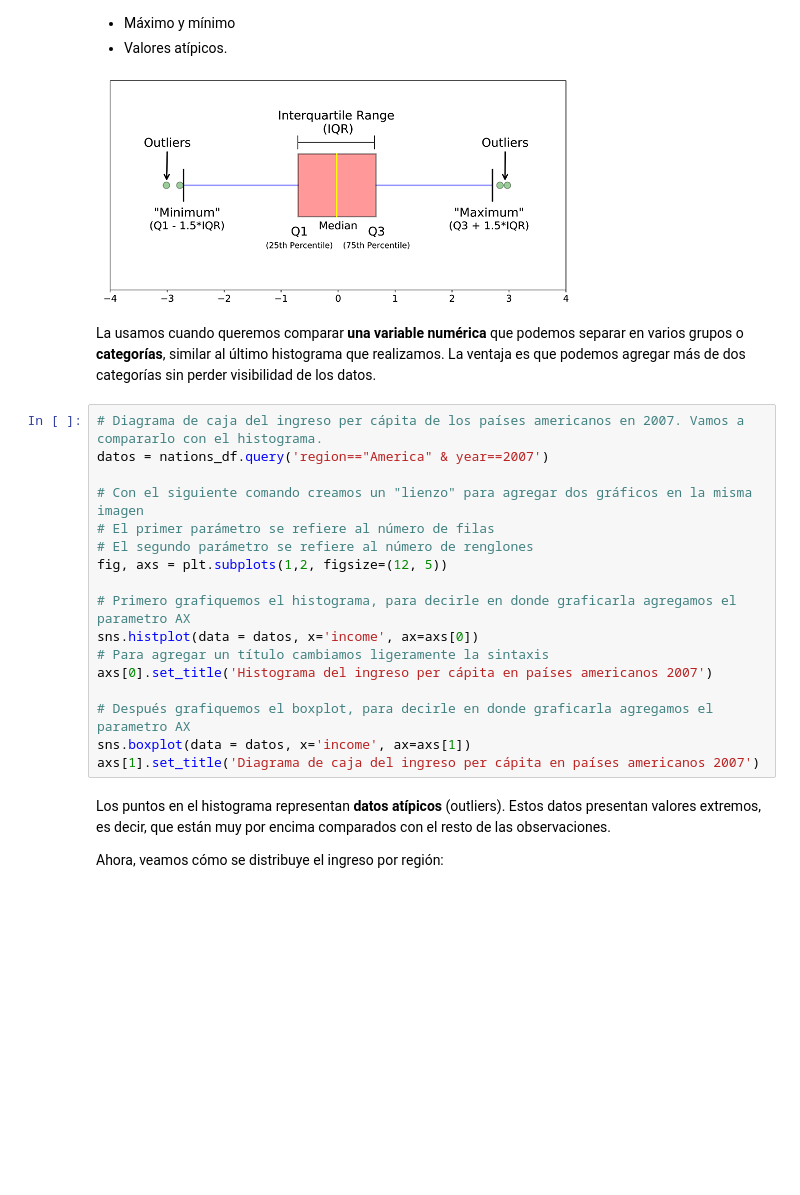
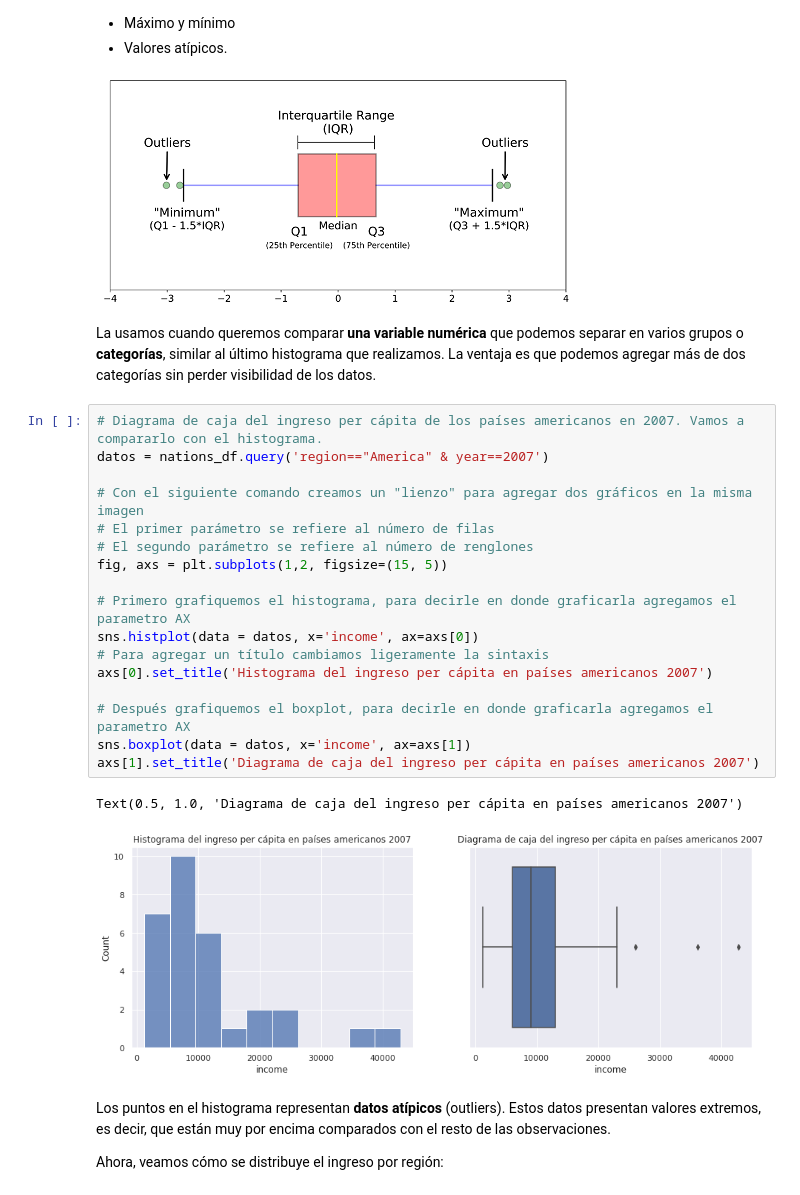
Before and after one commit to FinchGabin/semanatecTC1002S, a Jupyter notebook: 5.1 - Visualización de datos.ipynb, the cells around one changed output. Drawn from its saved outputs; the diff is of its cells as text; blank space fills up the shorter version.

```diff
--- a/5.1 - Visualización de datos.ipynb
+++ b/5.1 - Visualización de datos.ipynb
@@ -236,20 +272,23 @@ La usamos cuando queremos comparar **una variable numérica** que podemos separa
 # %%
 # Diagrama de caja del ingreso per cápita de los países americanos en 2007. Vamos a compararlo con el histograma.
 datos = nations_df.query('region=="America" & year==2007')
 
 # Con el siguiente comando creamos un "lienzo" para agregar dos gráficos en la misma imagen
 # El primer parámetro se refiere al número de filas
 # El segundo parámetro se refiere al número de renglones
-fig, axs = plt.subplots(1,2, figsize=(12, 5))
+fig, axs = plt.subplots(1,2, figsize=(15, 5))
 
 # Primero grafiquemos el histograma, para decirle en donde graficarla agregamos el parametro AX
 sns.histplot(data = datos, x='income', ax=axs[0])
 # Para agregar un título cambiamos ligeramente la sintaxis
 axs[0].set_title('Histograma del ingreso per cápita en países americanos 2007')
 
 # Después grafiquemos el boxplot, para decirle en donde graficarla agregamos el parametro AX
 sns.boxplot(data = datos, x='income', ax=axs[1])
 axs[1].set_title('Diagrama de caja del ingreso per cápita en países americanos 2007')
+# %% [output]
+Text(0.5, 1.0, 'Diagrama de caja del ingreso per cápita en países americanos 2007')
+[figure, added]
 # %% [markdown]
 Los puntos en el histograma representan **datos atípicos** (outliers). Estos datos presentan valores extremos, es decir, que están muy por encima comparados con el resto de las observaciones.
 
```
Also changed, not shown: parts of 31 cells of this notebook, 4 other files.
